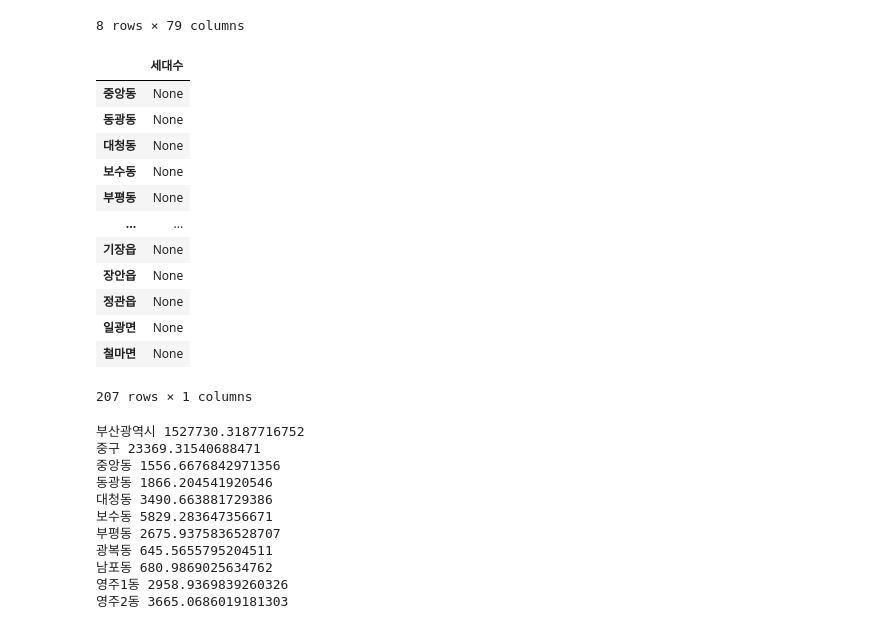
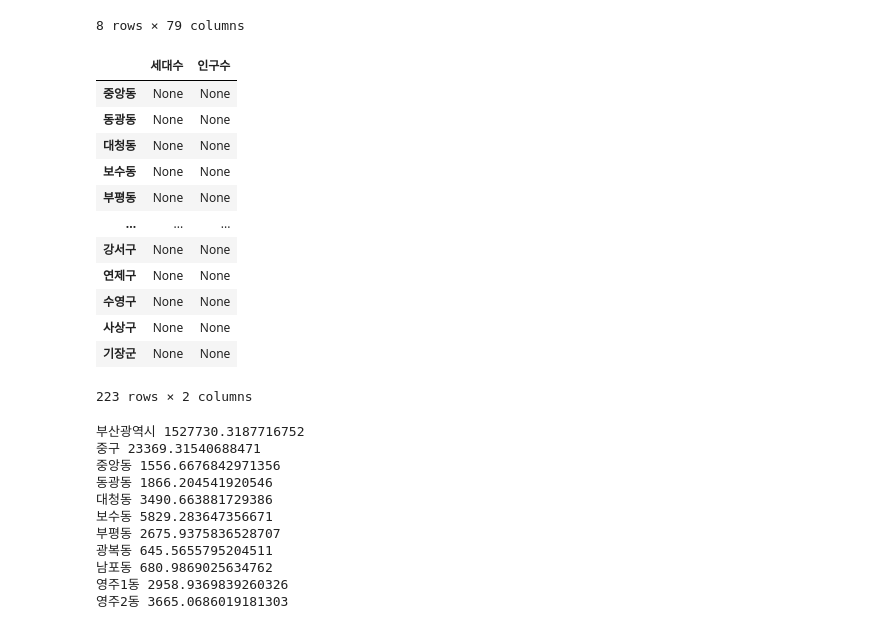
Before and after one commit to ellynhan/marketAnalysis, a Jupyter notebook: createFinalData/create_final_data.ipynb, the cells around one changed output. Saved outputs shown, nothing was run; the diff lists cells and outputs as text; code cells hidden in the pictures.

```diff
--- a/createFinalData/create_final_data.ipynb
+++ b/createFinalData/create_final_data.ipynb
@@ -64,23 +64,24 @@ group_by_data['장전1동']
 | 1623 | 장전1동 | 한국인 | 여자인구 | 명 | 9192 | 9211 | 9234 | 9174 | 9185 | ... |
 8 rows × 79 columns
 # %%
-final_data = pd.DataFrame(index = dong_list.keys())
+final_data = pd.DataFrame(index = list(dong_list.keys()) + gu_list)
 final_data['세대수'] = None
+final_data['인구수'] = None
 final_data
 # %% [output]
-|  | 세대수 |
-| 중앙동 | None |
-| 동광동 | None |
-| 대청동 | None |
-| 보수동 | None |
-| 부평동 | None |
-| ... | ... |
-| 기장읍 | None |
-| 장안읍 | None |
-| 정관읍 | None |
-| 일광면 | None |
-| 철마면 | None |
+|  | 세대수 | 인구수 |
+| 중앙동 | None | None |
+| 동광동 | None | None |
+| 대청동 | None | None |
+| 보수동 | None | None |
+| 부평동 | None | None |
+| ... | ... | ... |
+| 강서구 | None | None |
+| 연제구 | None | None |
+| 수영구 | None | None |
+| 사상구 | None | None |
+| 기장군 | None | None |
-207 rows × 1 columns
+223 rows × 2 columns
 # %%
 from sklearn.linear_model import LinearRegression
 predictDate = 202105
```
Also changed, not shown: parts of 7 cells of this notebook, 1 other file.
